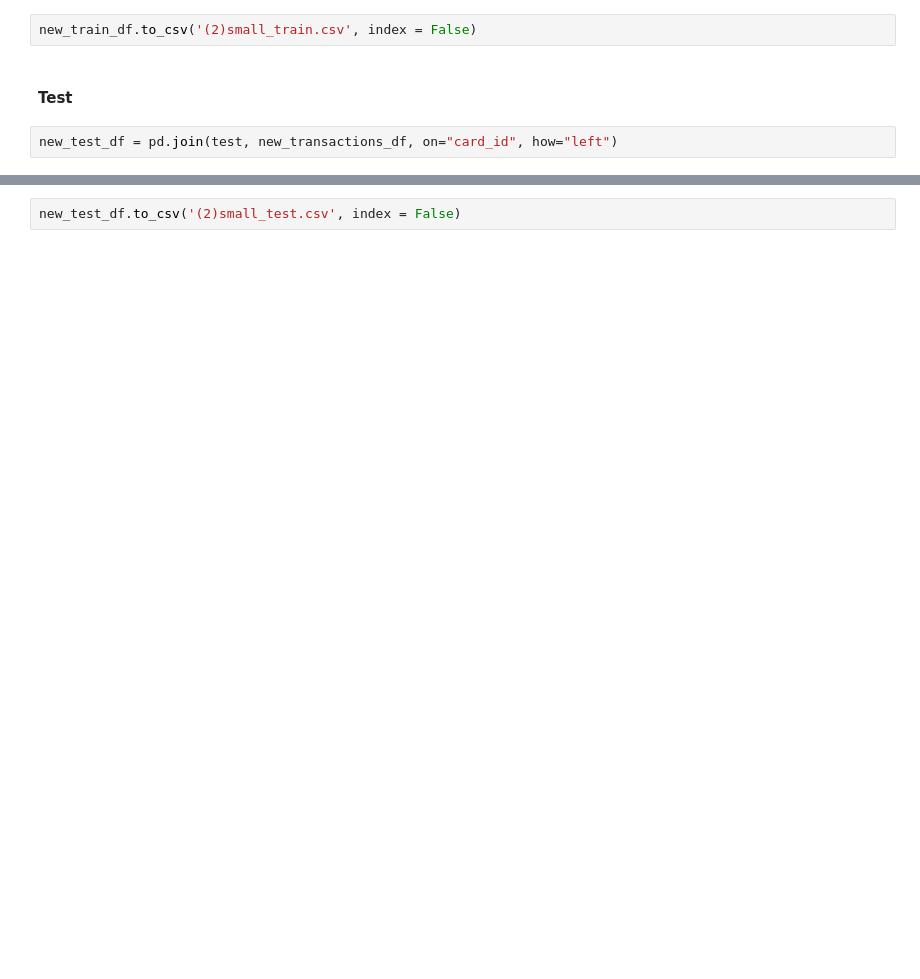
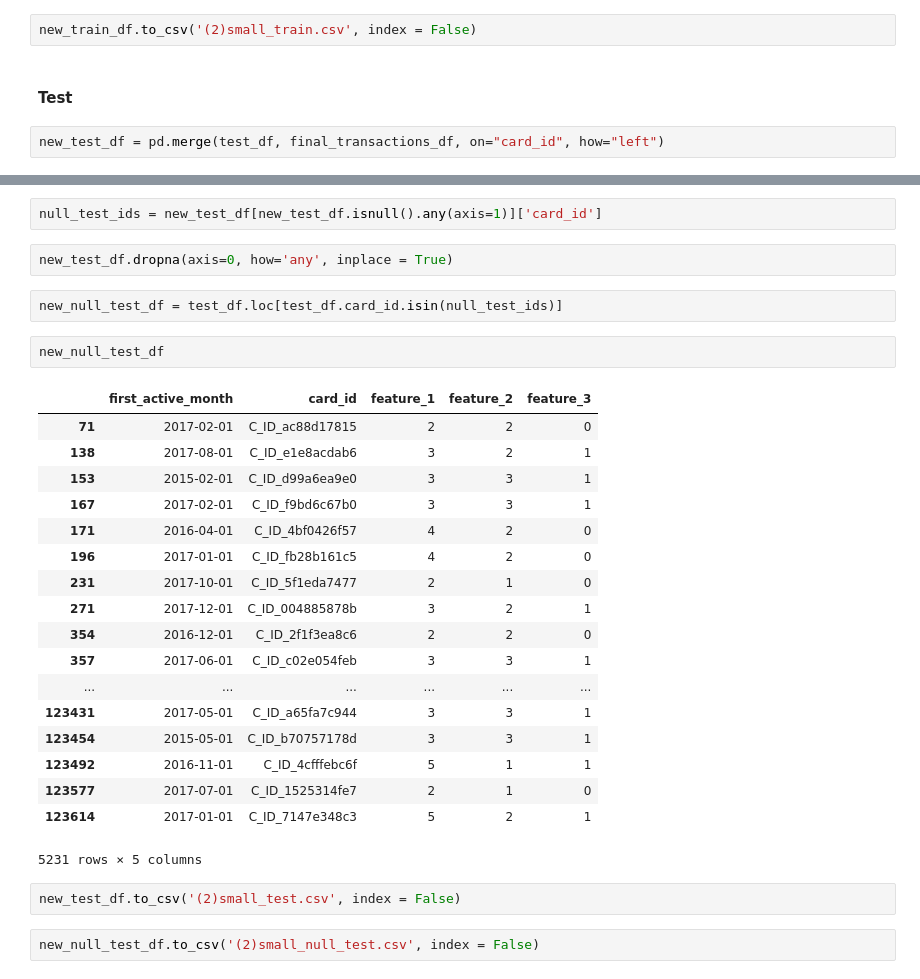
Before and after one commit to TacchinoLeso/ELO, a Jupyter notebook: (2)Dataframes_merging_small.ipynb, the cells around one changed output, grey strips where cells are left out. Saved outputs shown, nothing was run; the diff lists cells and outputs as text; blank space fills up the shorter version.

```diff
--- a/(2)Dataframes_merging_small.ipynb
+++ b/(2)Dataframes_merging_small.ipynb
@@ -220,4 +388,4 @@ new_train_df.to_csv('(2)small_train.csv', index = False)
 # %% [markdown]
 #### Test
 # %%
-new_test_df = pd.join(test, new_transactions_df, on="card_id", how="left")
+new_test_df = pd.merge(test_df, final_transactions_df, on="card_id", how="left")
@@ -226,2 +416,31 @@ new_test_df.head()
+# %%
+null_test_ids = new_test_df[new_test_df.isnull().any(axis=1)]['card_id']
+# %%
+new_test_df.dropna(axis=0, how='any', inplace = True)
+# %%
+new_null_test_df = test_df.loc[test_df.card_id.isin(null_test_ids)]
+# %%
+new_null_test_df
+# %% [output]
+|  | first_active_month | card_id | feature_1 | feature_2 | feature_3 |
+| 71 | 2017-02-01 | C_ID_ac88d17815 | 2 | 2 | 0 |
+| 138 | 2017-08-01 | C_ID_e1e8acdab6 | 3 | 2 | 1 |
+| 153 | 2015-02-01 | C_ID_d99a6ea9e0 | 3 | 3 | 1 |
+| 167 | 2017-02-01 | C_ID_f9bd6c67b0 | 3 | 3 | 1 |
+| 171 | 2016-04-01 | C_ID_4bf0426f57 | 4 | 2 | 0 |
+| 196 | 2017-01-01 | C_ID_fb28b161c5 | 4 | 2 | 0 |
+| 231 | 2017-10-01 | C_ID_5f1eda7477 | 2 | 1 | 0 |
+| 271 | 2017-12-01 | C_ID_004885878b | 3 | 2 | 1 |
+| 354 | 2016-12-01 | C_ID_2f1f3ea8c6 | 2 | 2 | 0 |
+| 357 | 2017-06-01 | C_ID_c02e054feb | 3 | 3 | 1 |
+| ... | ... | ... | ... | ... | ... |
+| 123431 | 2017-05-01 | C_ID_a65fa7c944 | 3 | 3 | 1 |
+| 123454 | 2015-05-01 | C_ID_b70757178d | 3 | 3 | 1 |
+| 123492 | 2016-11-01 | C_ID_4cfffebc6f | 5 | 1 | 1 |
+| 123577 | 2017-07-01 | C_ID_1525314fe7 | 2 | 1 | 0 |
+| 123614 | 2017-01-01 | C_ID_7147e348c3 | 5 | 2 | 1 |
+5231 rows × 5 columns
 # %%
 new_test_df.to_csv('(2)small_test.csv', index = False)
+# %%
+new_null_test_df.to_csv('(2)small_null_test.csv', index = False)
```
Also changed, not shown: parts of 31 cells of this notebook, 4 other files.
